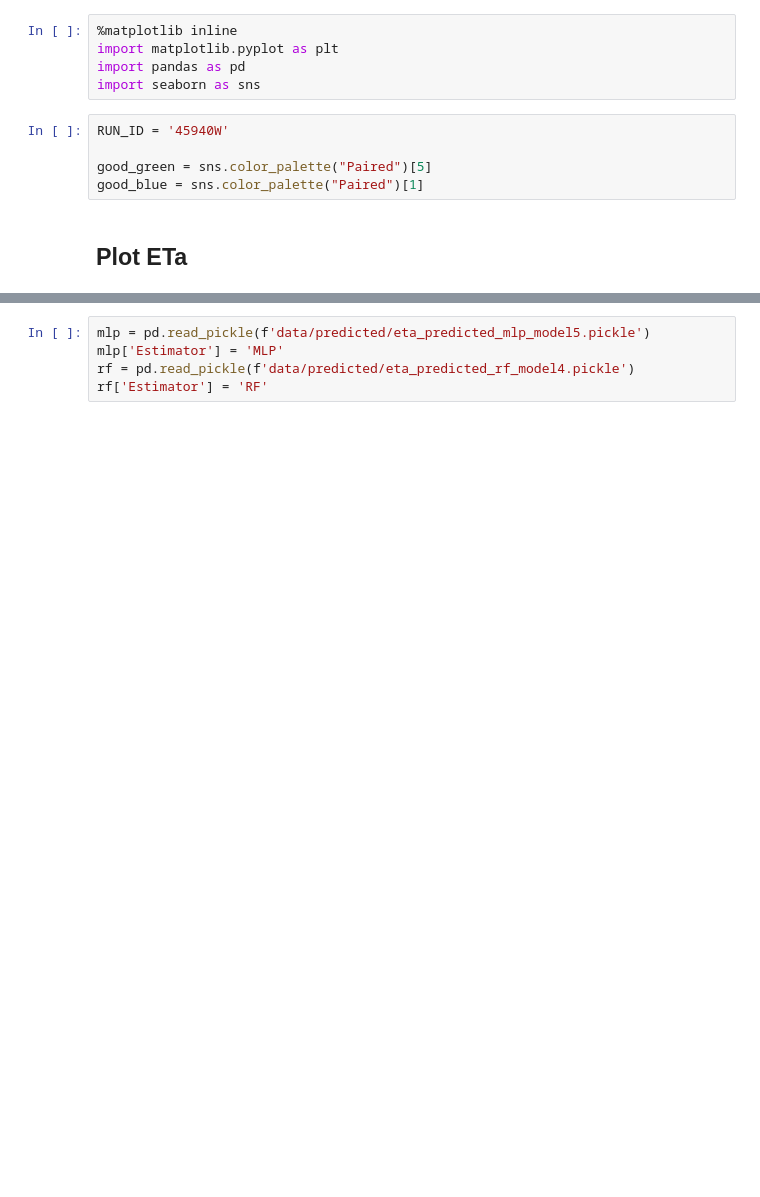
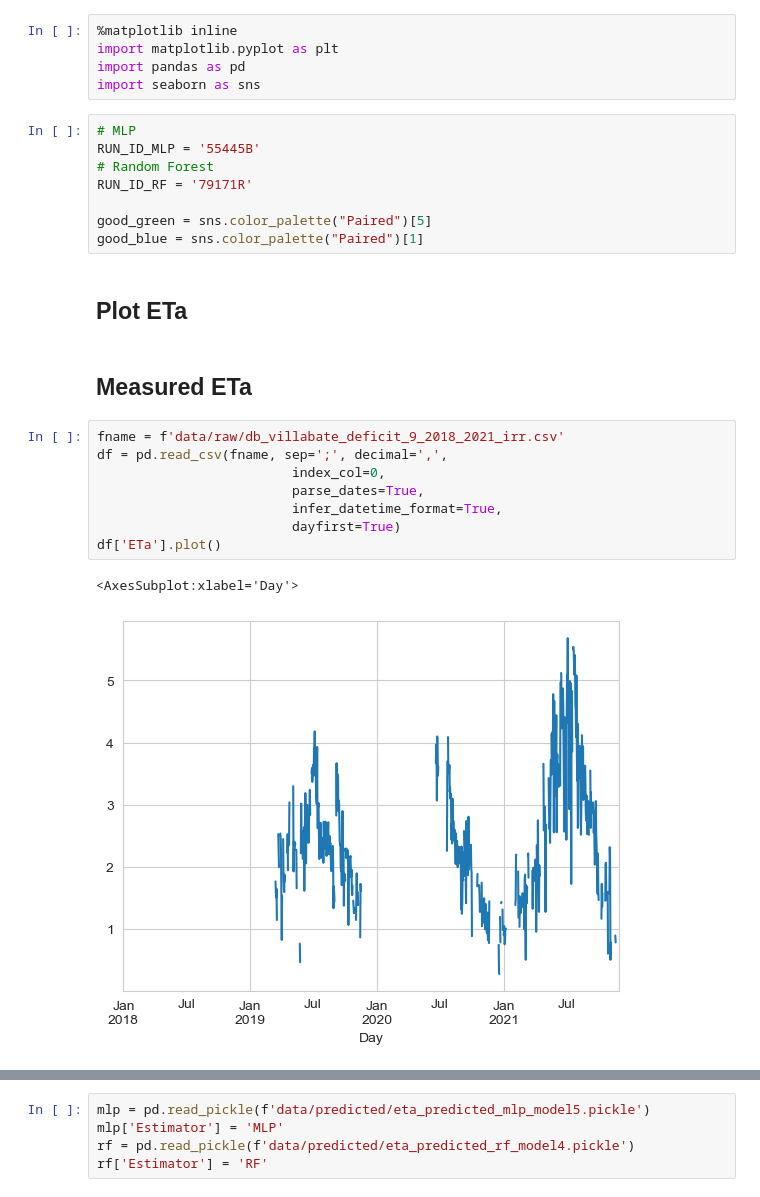
Before and after one commit to fedesss98/kc-predict, a Jupyter notebook: notebook/02-fast-plots.ipynb, the cells around one changed output, grey strips where cells are left out. Saved outputs shown, nothing was run; the diff lists cells and outputs as text; blank space fills up the shorter version.

```diff
--- a/notebook/02-fast-plots.ipynb
+++ b/notebook/02-fast-plots.ipynb
@@ -7,10 +7,26 @@ import matplotlib.pyplot as plt
 import pandas as pd
 import seaborn as sns
 # %%
-RUN_ID = '45940W'
+# MLP
+RUN_ID_MLP = '55445B'
+# Random Forest
+RUN_ID_RF = '79171R'
 
 good_green = sns.color_palette("Paired")[5]
 good_blue = sns.color_palette("Paired")[1]
 # %% [markdown]
 ## Plot ETa
+# %% [markdown]
+## Measured ETa
+# %%
+fname = f'data/raw/db_villabate_deficit_9_2018_2021_irr.csv'
+df = pd.read_csv(fname, sep=';', decimal=',',
+                         index_col=0,
+                         parse_dates=True,
+                         infer_datetime_format=True,
+                         dayfirst=True)
+df['ETa'].plot()
+# %% [output]
+<AxesSubplot:xlabel='Day'>
+[figure, added]
 # %%
```
Also changed, not shown: parts of 6 cells of this notebook, 31 other files.
